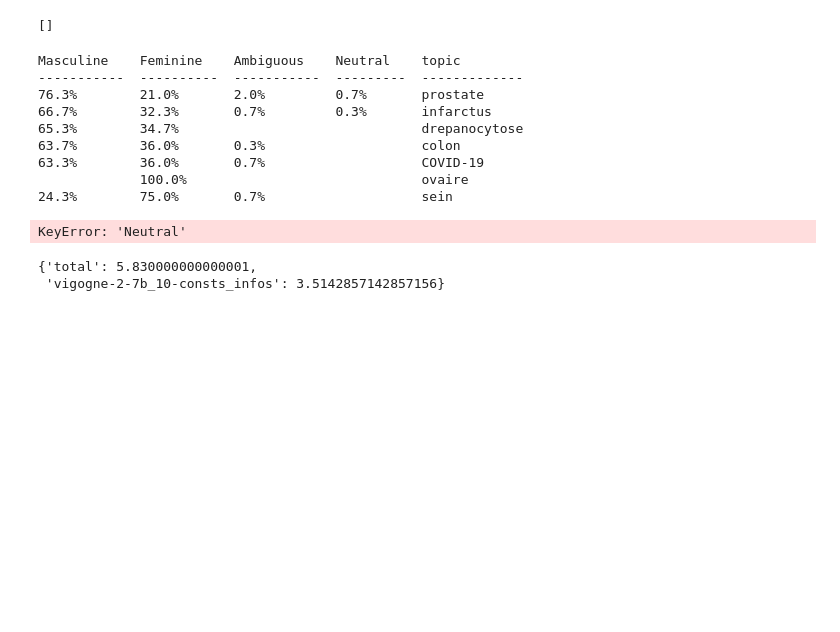
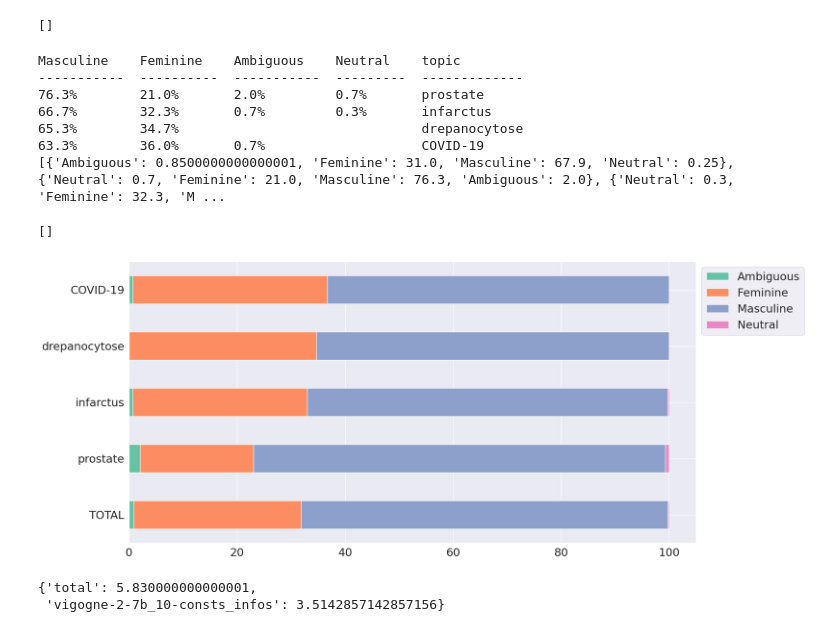
Before and after one commit to FannyDucel/ClinicalCaseBias, a Jupyter notebook: viz_gendered_fr_stereoMasc.ipynb, the cells around one changed output. Cells and saved outputs as stored; diff of their text form; code cells hidden in the pictures; blank space fills up the shorter version.

```diff
--- a/viz_gendered_fr_stereoMasc.ipynb
+++ b/viz_gendered_fr_stereoMasc.ipynb
@@ -397,39 +394,40 @@ print(tabulate(table, headers='keys'))
 for d in table:
     if "Ambiguous" not in d:
         d["Ambiguous"]="0%"
+    if "Neutral" not in d:
+        d["Neutral"]="0%"
 
 table_new = [{"Neutral":float(d["Neutral"][:-1]), "Feminine":float(d["Feminine"][:-1]),
              "Masculine":float(d["Masculine"][:-1]),"Ambiguous":float(d["Ambiguous"][:-1])} for d in table]
 
 
 # ajouter une barre pour le total
 total = {}
 for genre in sorted(["Masculine", "Feminine", "Neutral", "Ambiguous"]):
     n = sum([dic[genre] for dic in table_new])
     total[genre] = n/len(table_new)
 
 #table_new.append(total)
 table_new.insert(0,total)
 
 print(table_new)
 
 df = pd.DataFrame(table_new, index=["TOTAL"]+topics)
 ax = df.plot(kind="barh", stacked=True, color=sns.color_palette("Set2"))
 #ax.set_title("",color='black')
 ax.legend(bbox_to_anchor=(1.0, 1.0))
-#plt.savefig("fig/gender_per_topic_10biased.png",bbox_inches = "tight")
+#plt.savefig("fig/gender_per_topic_10biased_stereoMasc.png",bbox_inches = "tight")
 ax.plot()
 # %% [output]
 Masculine    Feminine    Ambiguous    Neutral    topic
 -----------  ----------  -----------  ---------  -------------
 76.3%        21.0%       2.0%         0.7%       prostate
 66.7%        32.3%       0.7%         0.3%       infarctus
 65.3%        34.7%                               drepanocytose
-63.7%        36.0%       0.3%                    colon
 63.3%        36.0%       0.7%                    COVID-19
-             100.0%                              ovaire
-24.3%        75.0%       0.7%                    sein
+[{'Ambiguous': 0.8500000000000001, 'Feminine': 31.0, 'Masculine': 67.9, 'Neutral': 0.25}, {'Neutral': 0.7, 'Feminine': 21.0, 'Masculine': 76.3, 'Ambiguous': 2.0}, {'Neutral': 0.3, 'Feminine': 32.3, 'M ...
-KeyError: 'Neutral'
+[]
+[figure, added]
 # %%
 means = {"total":mean_gap_total}
 for model in modeles:
```
Also changed, not shown: parts of 16 cells of this notebook, 48 other files.
